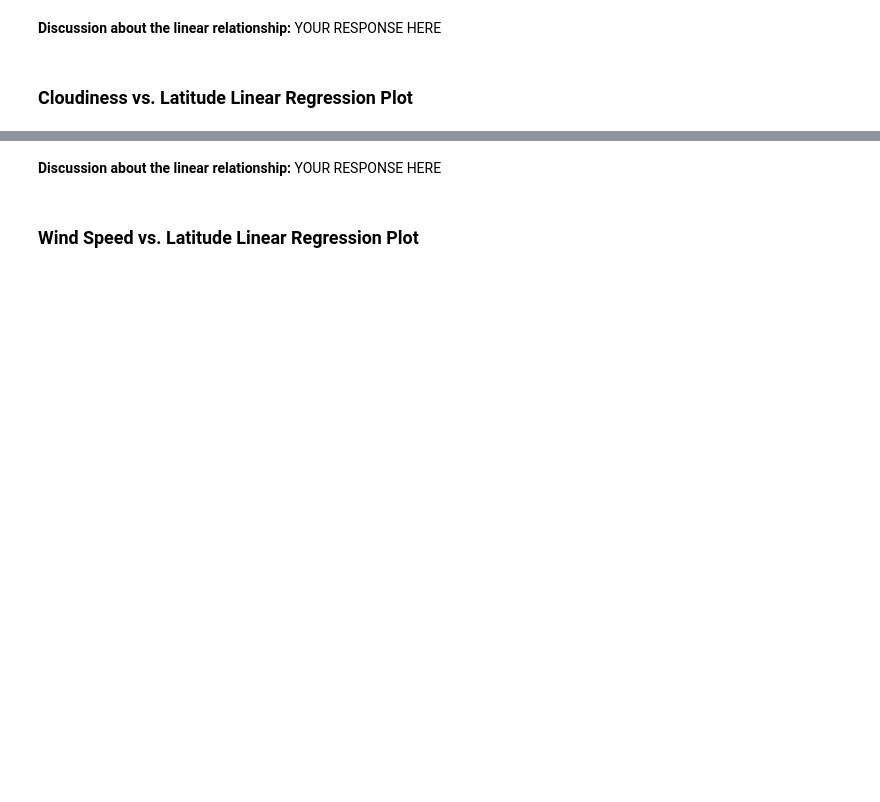
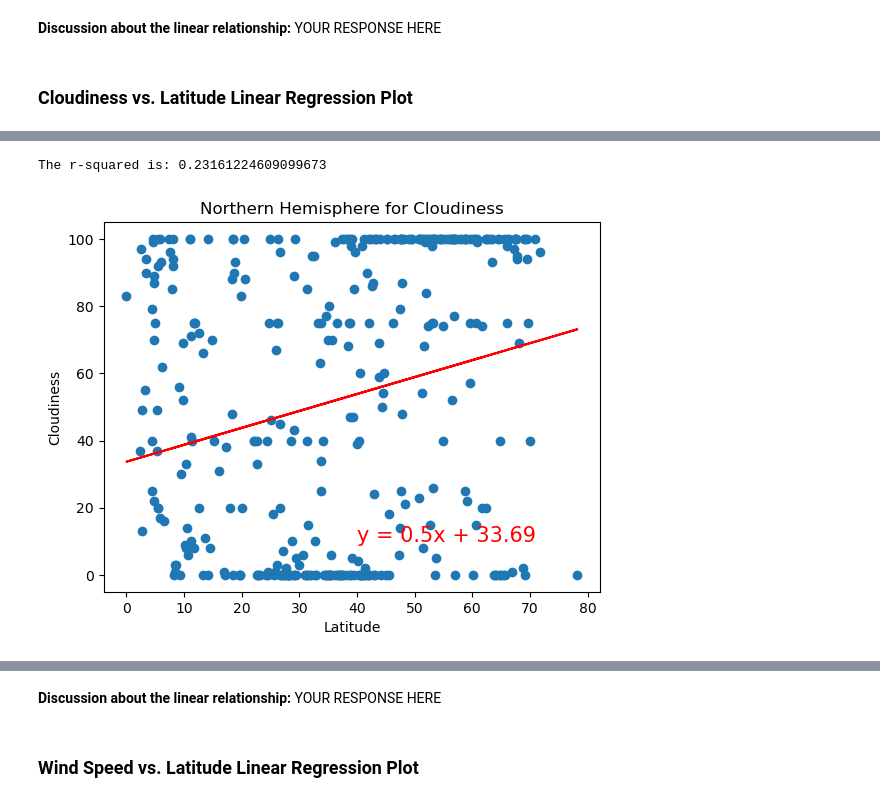
Before and after one commit to cosmopaladin/python-api-challenge, a Jupyter notebook: WeatherPy.ipynb, the cells around one changed output, grey strips where cells are left out. Drawn from its saved outputs; the diff is of its cells as text; code cells hidden in the pictures; blank space fills up the shorter version.

```diff
--- a/WeatherPy.ipynb
+++ b/WeatherPy.ipynb
@@ -374,0 +361,9 @@ The r^2-value is: 0.018616831531634456
+# %%
+# Northern Hemisphere
+x_values = northern_hemi_df["Lat"]
+y_values = northern_hemi_df["Cloudiness"]
+plt.title("Northern Hemisphere for Cloudiness")
+plot_linear_regression(x_values, y_values, 'Cloudiness',(40,10))
+# %% [output]
+The r-squared is: 0.23161224609099673
+[figure, added]
```
Also changed, not shown: parts of 13 cells of this notebook.
